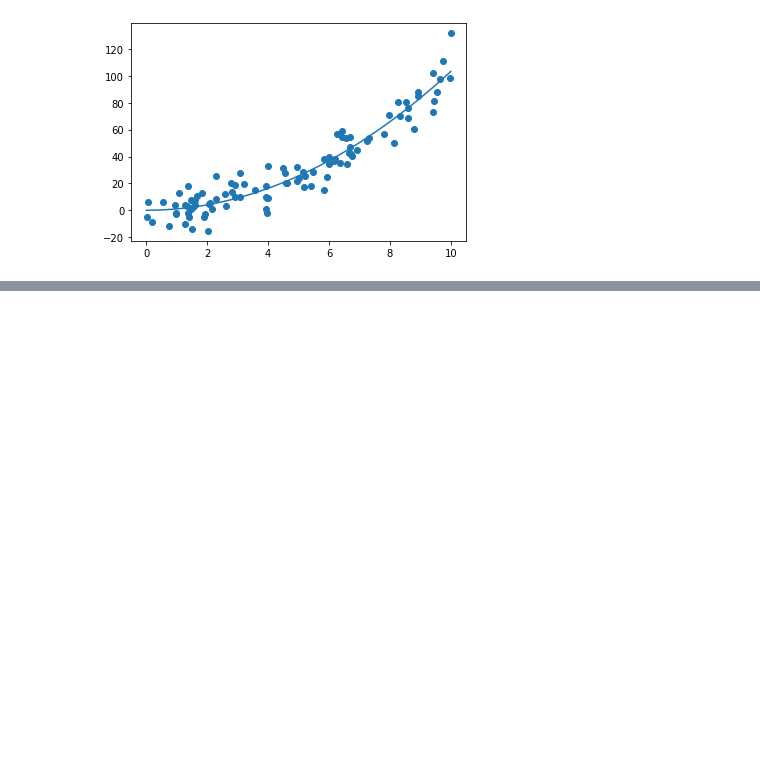
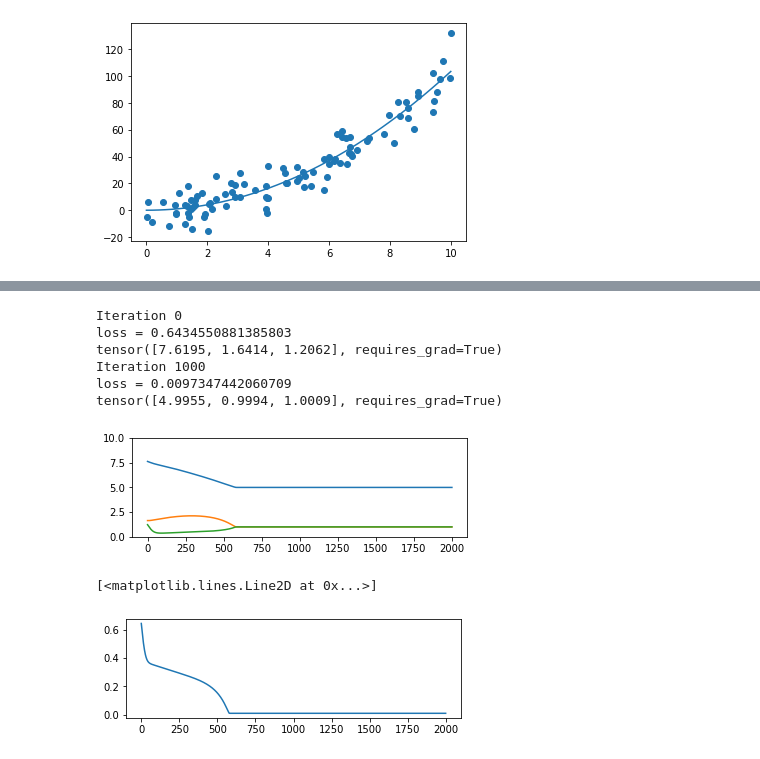
Before and after one commit to rhiju/rna_lores2, a Jupyter notebook: 0_Simple_1D_fit.ipynb, the cells around one changed output, grey strips where cells are left out. Saved outputs shown, nothing was run; the diff lists cells and outputs as text; code cells hidden in the pictures; blank space fills up the shorter version.

```diff
--- a/0_Simple_1D_fit.ipynb
+++ b/0_Simple_1D_fit.ipynb
@@ -96,0 +127,50 @@ tensor([2.0141], requires_grad=True)
+# %%
+p_hat = Variable(p_init.clone(), requires_grad=True)
+
+# Optimizer (NEW)
+learning_rate = 5e-2
+
+opt = torch.optim.SGD([p_hat], lr=learning_rate, momentum=0.1)
+#opt = torch.optim.Adagrad([p_hat], lr=learning_rate)
+
+loss_history = []
+p_history = []
+
+# Training loop
+for i in range(0, 2000):
+    opt.zero_grad()
+
+    # Compute current estimate
+    y_hat = forward_gaussian(x, p_hat)
+
+    # Calculate loss function
+    loss = rmse(y, y_hat)
+
+    # Do some recordings for plots
+    loss_history.append(loss.item())
+    p_history.append(p_hat.detach().numpy().copy())
+
+    # Update model parameters
+    loss.backward()
+    opt.step()
+    if (i%1000 == 0):
+      print("Iteration %d" % i)
+      print("loss = %s" % loss.item())
+      print(p_hat)
+
+plt.subplot(2,1,1)
+plt.plot(p_history)
+plt.ylim(0, 10)
+plt.show()
+plt.subplot(2,1,2)
+plt.plot(loss_history)
+# %% [output]
+Iteration 0
+loss = 0.6434550881385803
+tensor([7.6195, 1.6414, 1.2062], requires_grad=True)
+Iteration 1000
+loss = 0.0097347442060709
+tensor([4.9955, 0.9994, 1.0009], requires_grad=True)
+[figure, added]
+[<matplotlib.lines.Line2D at 0x...>]
+[figure, added]
```
Also changed, not shown: parts of 6 cells of this notebook.
